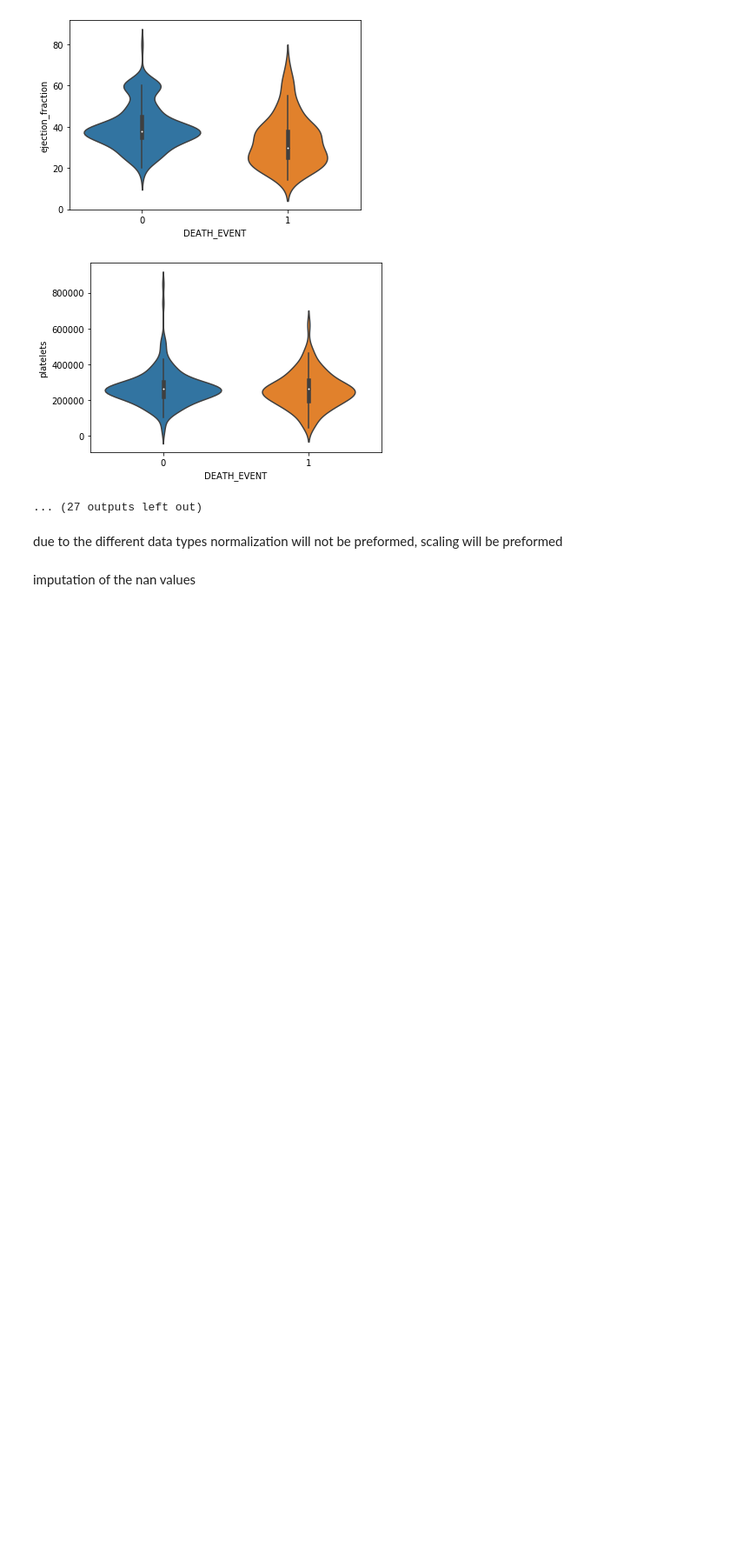
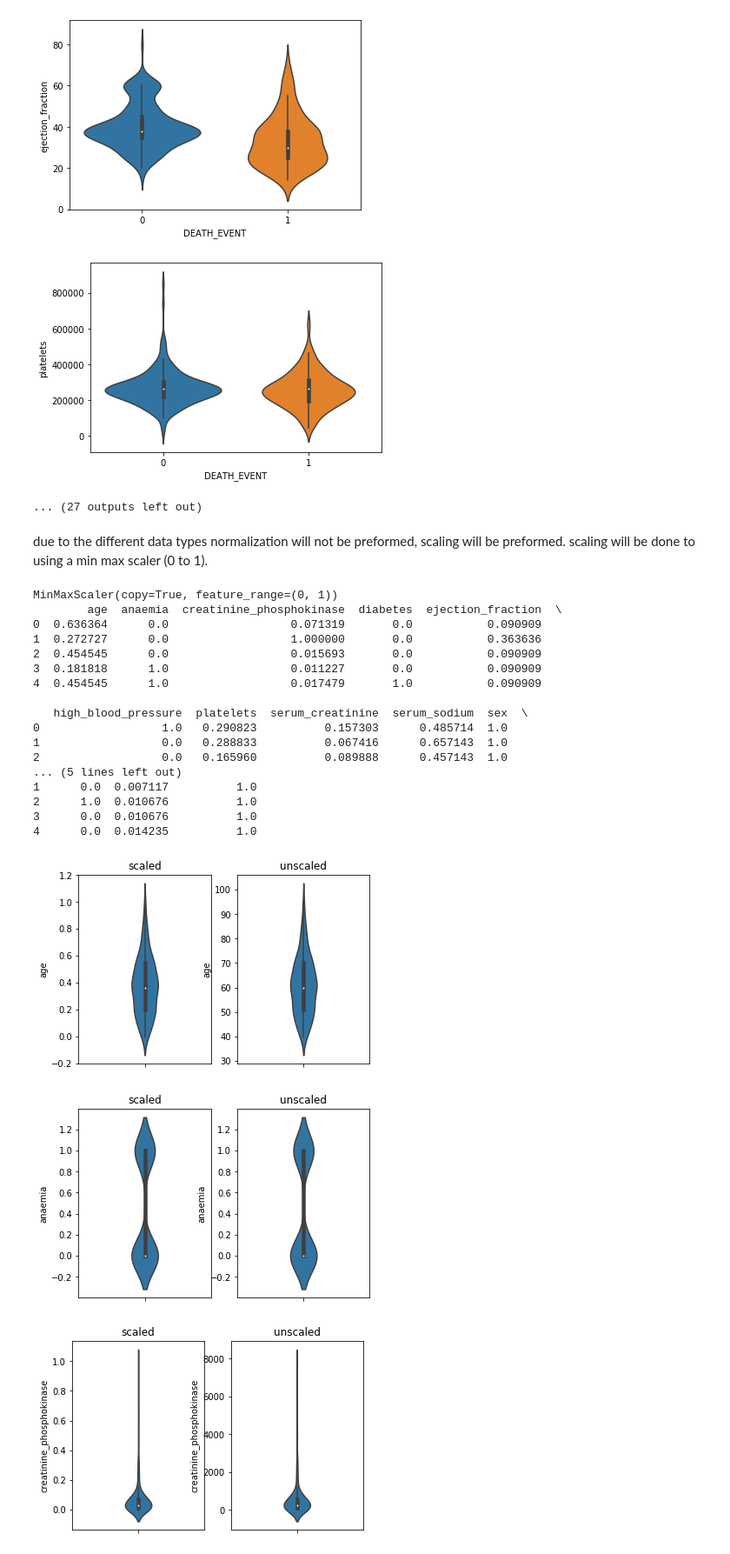
Before and after one commit to Seditoir/MSB1015-Scientific-programming, a Jupyter notebook: code/General.ipynb, the cells around one changed output. Shown: that part at 87% size. Drawn from its saved outputs; the diff is of its cells as text; code cells hidden in the pictures; blank space fills up the shorter version.

Commit message:
0.2.2
added figures for the preprocess steps in the scaling section for the juypter note book

```diff
--- a/code/General.ipynb
+++ b/code/General.ipynb
@@ -159,4 +164,4 @@ for column in df_binary :
 [figure]
 ... (27 outputs left out)
 # %% [markdown]
-due to the different data types normalization will not be preformed, scaling will be preformed
+due to the different data types normalization will not be preformed, scaling will be preformed. scaling will be done to using a min max scaler (0 to 1).
@@ -165,2 +168,37 @@ due to the different data types normalization will not be preformed, scaling wil
-# %% [markdown]
-imputation of the nan values
+# %%
+# scaling of the non binary variable collumns for distance based methods
+scaler = MinMaxScaler()
+print(scaler.fit(df))
+
+df_scaled = scaler.transform(df)
+df_scaled = pd.DataFrame(data=df_scaled, columns=df.columns.tolist())
+
+print(df_scaled.head())
+
+# plots to confirm scaling
+
+for column in df_scaled :
+       fig, (ax1, ax2) = plt.subplots(ncols=2)
+       sns.violinplot(y=df_scaled[column],width= 0.2, ax=ax1).set_title("scaled")
+       sns.violinplot(y=df[column],width= 0.2, ax=ax2).set_title("unscaled")
+# %% [output]
+MinMaxScaler(copy=True, feature_range=(0, 1))
+        age  anaemia  creatinine_phosphokinase  diabetes  ejection_fraction  \
+0  0.636364      0.0                  0.071319       0.0           0.090909
+1  0.272727      0.0                  1.000000       0.0           0.363636
+2  0.454545      0.0                  0.015693       0.0           0.090909
+3  0.181818      1.0                  0.011227       0.0           0.090909
+4  0.454545      1.0                  0.017479       1.0           0.090909
+
+   high_blood_pressure  platelets  serum_creatinine  serum_sodium  sex  \
+0                  1.0   0.290823          0.157303      0.485714  1.0
+1                  0.0   0.288833          0.067416      0.657143  1.0
+2                  0.0   0.165960          0.089888      0.457143  1.0
+... (5 lines left out)
+1      0.0  0.007117          1.0
+2      1.0  0.010676          1.0
+3      0.0  0.010676          1.0
+4      0.0  0.014235          1.0
+[figure, added]
+[figure, added]
+[figure, added]
```
Also changed, not shown: parts of 6 cells of this notebook.
